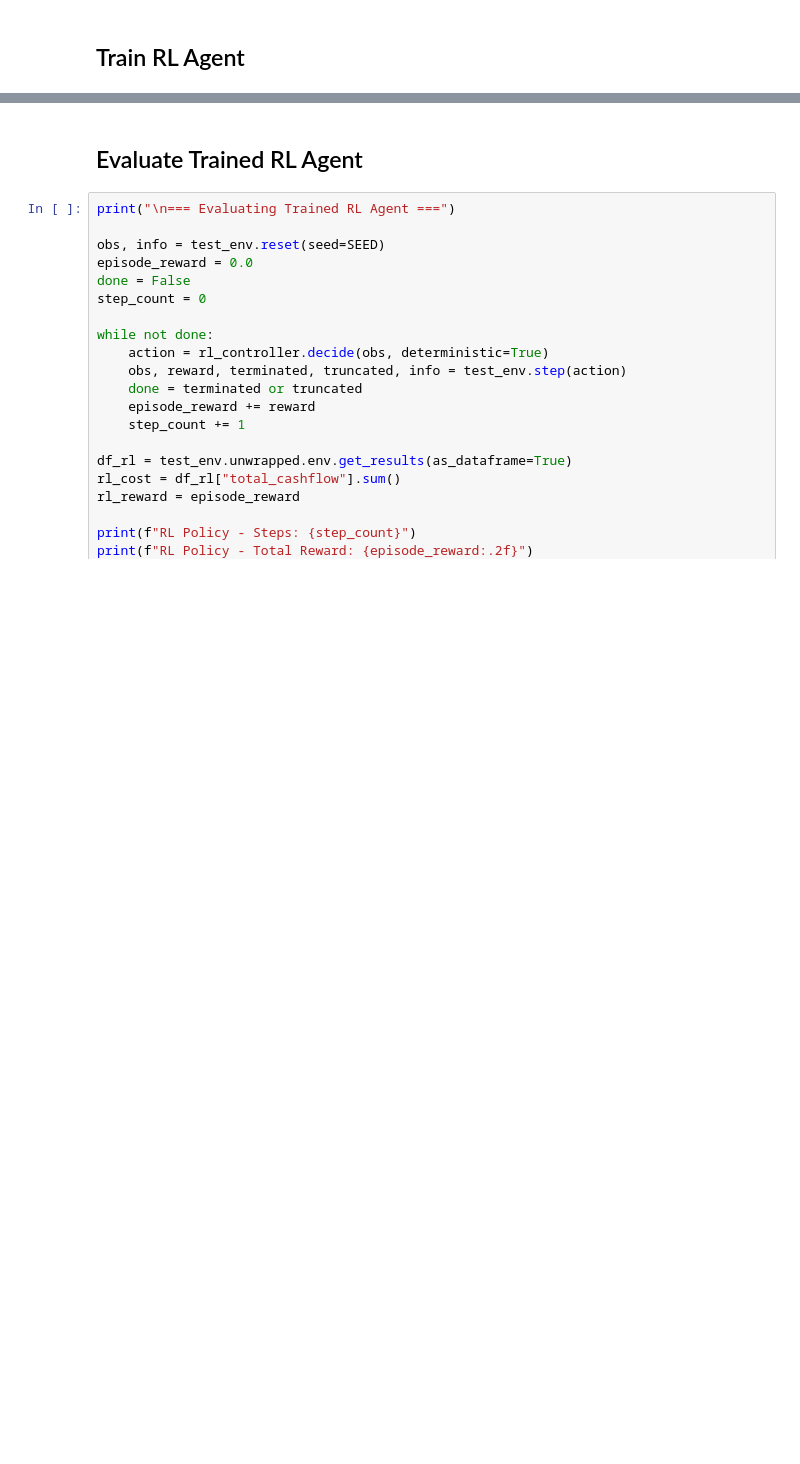
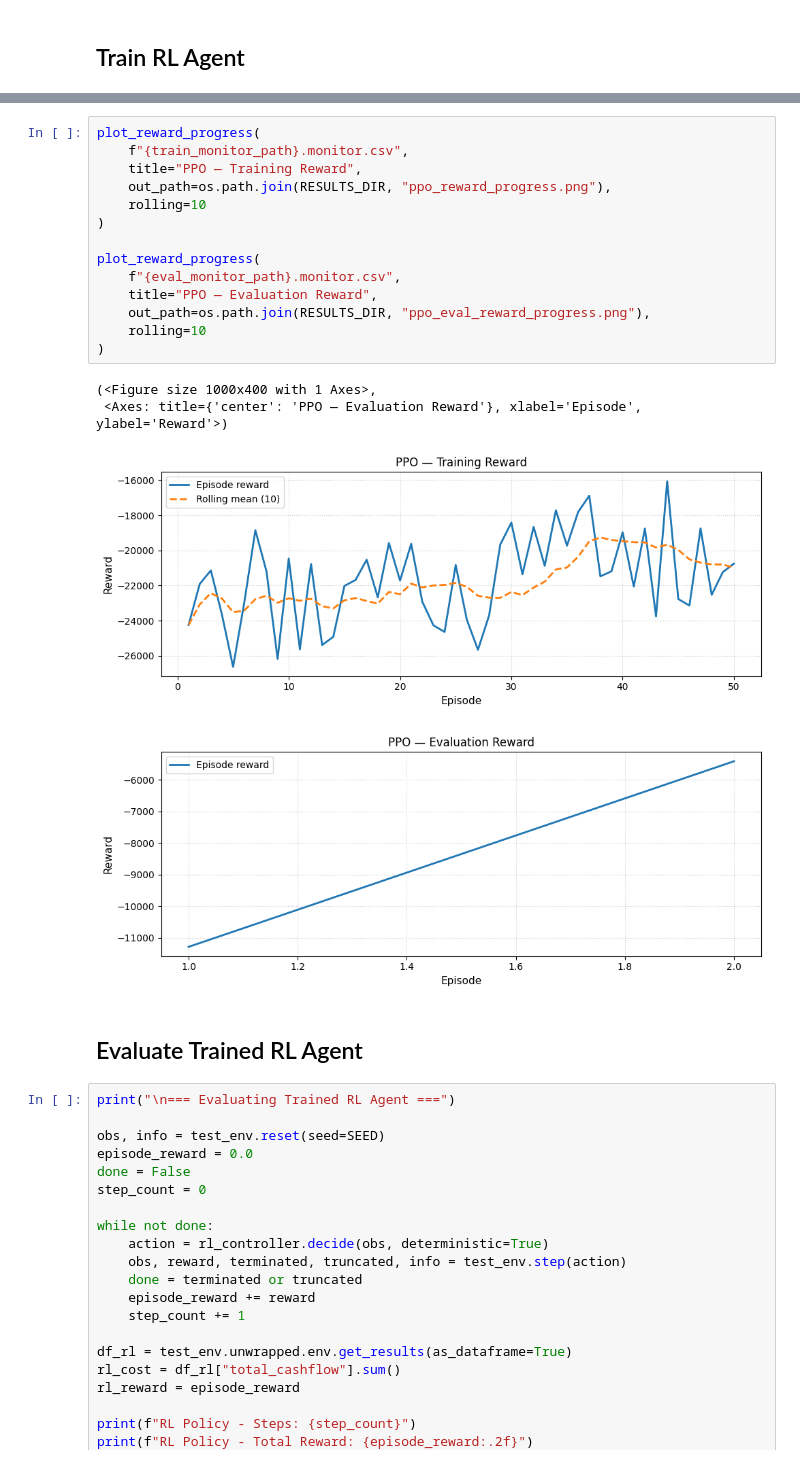
Before and after one commit to olanrewajufarooq/microgrid-control-sim, a Jupyter notebook: notebooks/05_rl_based_control.ipynb, the cells around one changed output, grey strips where cells are left out. Drawn from its saved outputs; the diff is of its cells as text; blank space fills up the shorter version.

```diff
--- a/notebooks/05_rl_based_control.ipynb
+++ b/notebooks/05_rl_based_control.ipynb
@@ -366,3 +332,22 @@ Episode length: 72.00 +/- 0.00
+# %%
+plot_reward_progress(
+    f"{train_monitor_path}.monitor.csv",
+    title="PPO — Training Reward",
+    out_path=os.path.join(RESULTS_DIR, "ppo_reward_progress.png"),
+    rolling=10
+)
+
+plot_reward_progress(
+    f"{eval_monitor_path}.monitor.csv",
+    title="PPO — Evaluation Reward",
+    out_path=os.path.join(RESULTS_DIR, "ppo_eval_reward_progress.png"),
+    rolling=10
+)
+# %% [output]
+(<Figure size 1000x400 with 1 Axes>,
+ <Axes: title={'center': 'PPO — Evaluation Reward'}, xlabel='Episode', ylabel='Reward'>)
+[figure, added]
+[figure, added]
 # %% [markdown]
 ## Evaluate Trained RL Agent
 # %%
```
Also changed, not shown: parts of 8 cells of this notebook, 5 other files.
